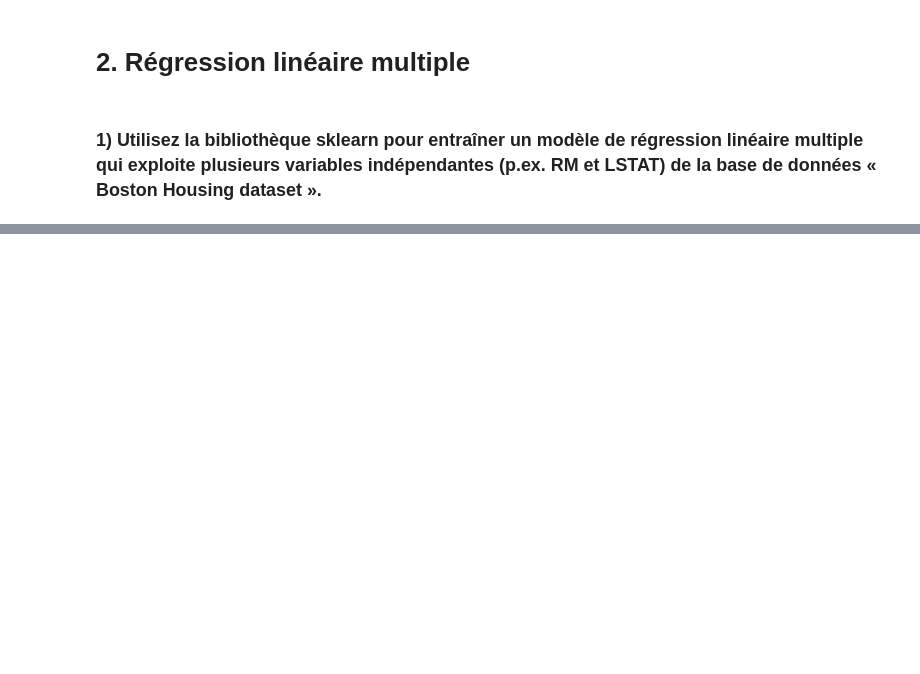
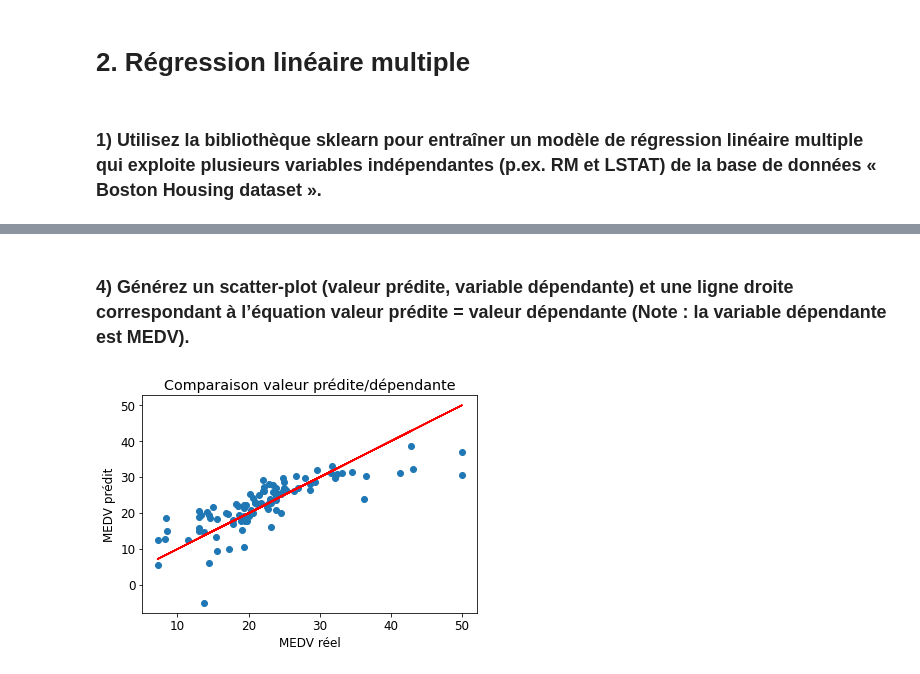
Before and after one commit to Bastien18/Lab_ISD, a Jupyter notebook: ISD-Lab/TP_5.ipynb, the cells around one changed output, grey strips where cells are left out. Cells and saved outputs as stored; diff of their text form; code cells hidden in the pictures; blank space fills up the shorter version.

```diff
--- a/ISD-Lab/TP_5.ipynb
+++ b/ISD-Lab/TP_5.ipynb
@@ -460,0 +556,16 @@ On observe que les meilleurs modèles ont des courbes très proches de celles ob
+# %% [markdown]
+### 4) Générez un scatter-plot (valeur prédite, variable dépendante) et une ligne droite correspondant à l’équation valeur prédite = valeur dépendante (Note : la variable dépendante est MEDV).
+# %%
+# Regression multiple
+x_axis, y_axis = df[['RM', 'LSTAT']], df[['MEDV']]
+X_train, X_test, y_train, y_test = sklearn.model_selection.train_test_split(x_axis, y_axis, train_size=0.8)
+model = lr.fit(X_train, y_train)
+y_sklearn_predicted = lr.predict(X_test)
+
+plt.scatter(y_test, y_sklearn_predicted)
+plt.plot(y_test, y_test, 'r')
+plt.xlabel("MEDV réel")
+plt.ylabel("MEDV prédit")
+_ = plt.title("Comparaison valeur prédite/dépendante")
+# %% [output]
+[figure, added]
```
Also changed, not shown: parts of 12 cells of this notebook.
